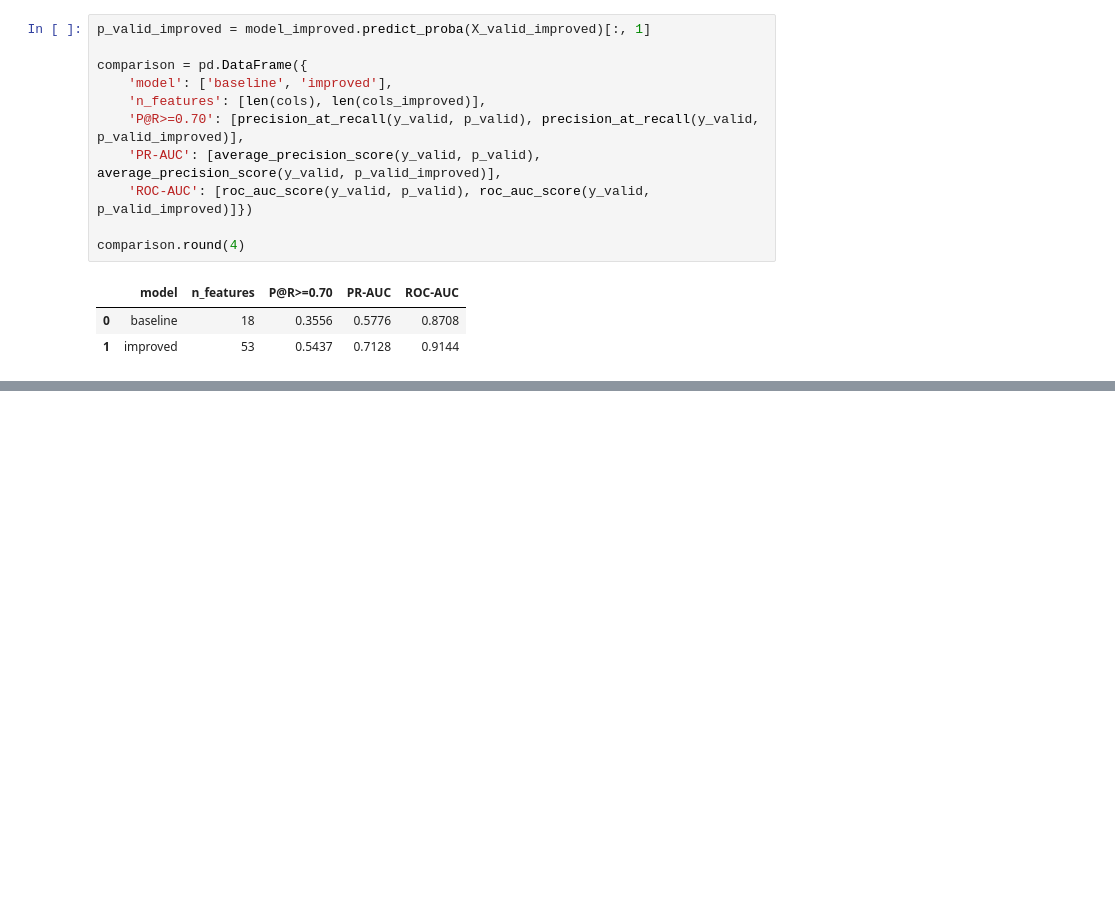
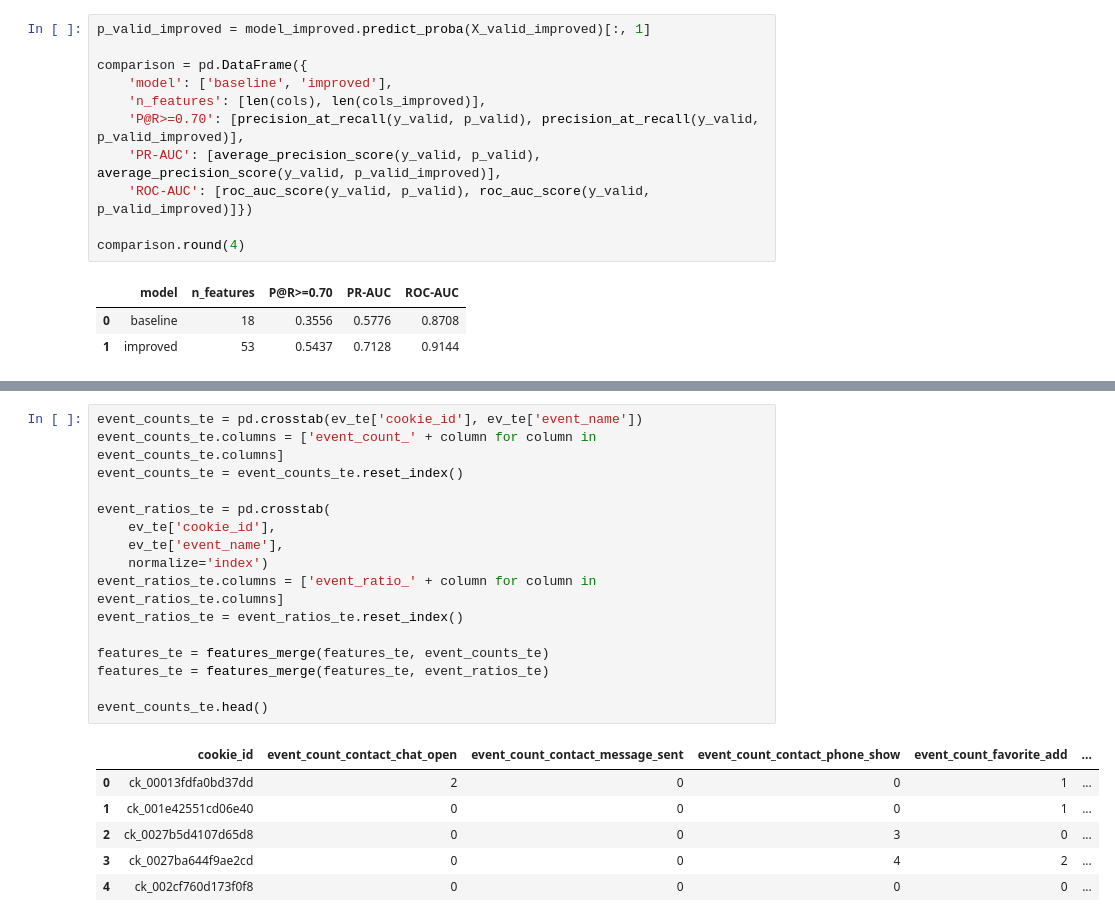
Before and after one commit to Awesomnaty/Avito_Bootcamp_ML, a Jupyter notebook: main.ipynb, the cells around one changed output, grey strips where cells are left out. Cells and saved outputs as stored; diff of their text form; blank space fills up the shorter version.

```diff
--- a/main.ipynb
+++ b/main.ipynb
@@ -672,0 +855,23 @@ comparison.round(4)
+# %%
+event_counts_te = pd.crosstab(ev_te['cookie_id'], ev_te['event_name'])
+event_counts_te.columns = ['event_count_' + column for column in event_counts_te.columns]
+event_counts_te = event_counts_te.reset_index()
+
+event_ratios_te = pd.crosstab(
+    ev_te['cookie_id'],
+    ev_te['event_name'],
+    normalize='index')
+event_ratios_te.columns = ['event_ratio_' + column for column in event_ratios_te.columns]
+event_ratios_te = event_ratios_te.reset_index()
+
+features_te = features_merge(features_te, event_counts_te)
+features_te = features_merge(features_te, event_ratios_te)
+
+event_counts_te.head()
+# %% [output]
+|  | cookie_id | event_count_contact_chat_open | event_count_contact_message_sent | event_count_contact_phone_show | event_count_favorite_add | ... |
+| 0 | ck_00013fdfa0bd37dd | 2 | 0 | 0 | 1 | ... |
+| 1 | ck_001e42551cd06e40 | 0 | 0 | 0 | 1 | ... |
+| 2 | ck_0027b5d4107d65d8 | 0 | 0 | 3 | 0 | ... |
+| 3 | ck_0027ba644f9ae2cd | 0 | 0 | 4 | 2 | ... |
+| 4 | ck_002cf760d173f0f8 | 0 | 0 | 0 | 0 | ... |
```
Also changed, not shown: parts of 27 cells of this notebook, 3 other files.
